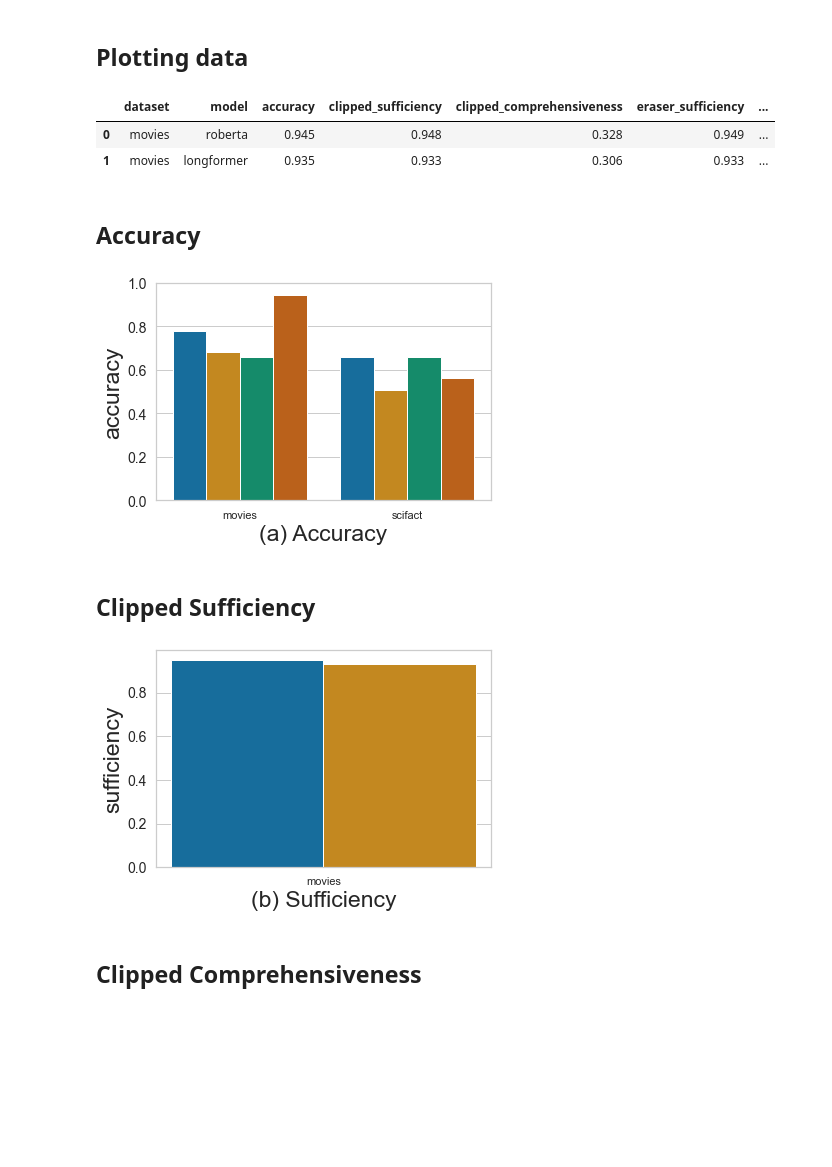
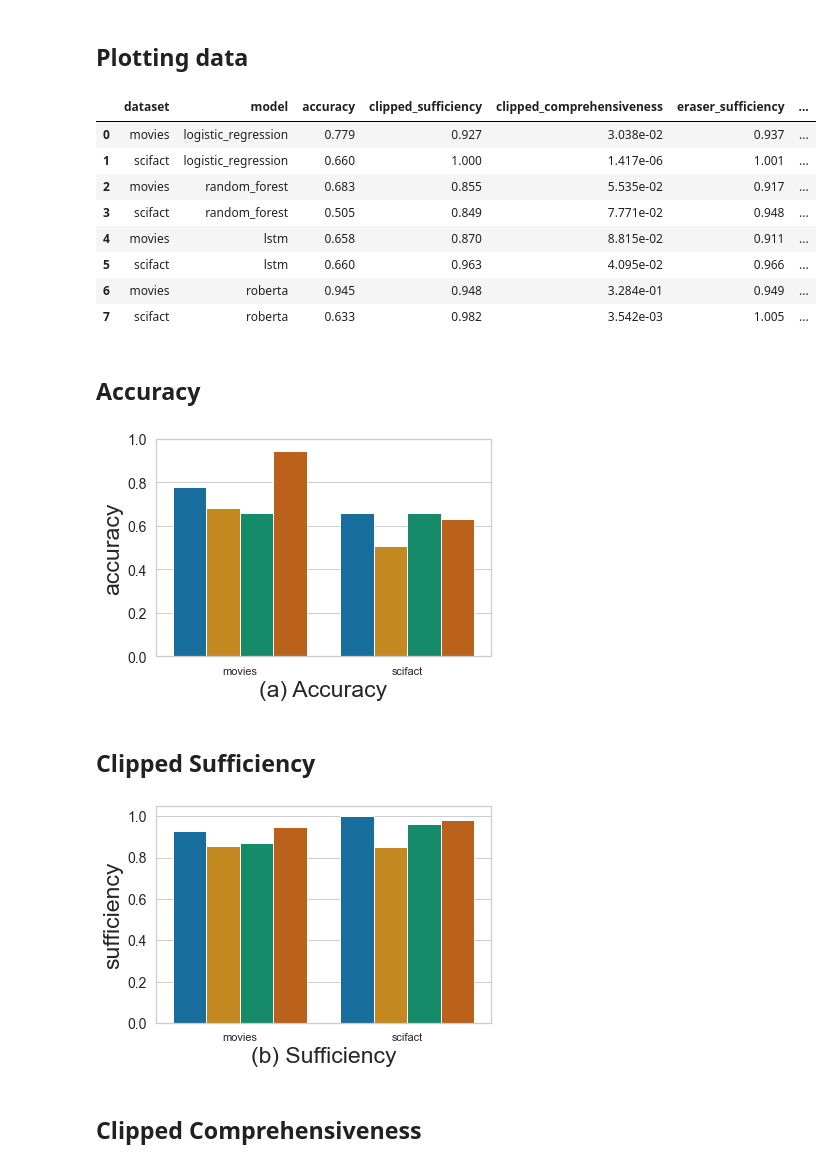
Before and after one commit to shaggyday/evaluating-human-rationales, a Jupyter notebook: plotting/dataset_and_fidelity_analysis_plots.ipynb, the cells around one changed output. Cells and saved outputs as stored; diff of their text form; code cells hidden in the pictures; blank space fills up the shorter version.

```diff
--- a/plotting/dataset_and_fidelity_analysis_plots.ipynb
+++ b/plotting/dataset_and_fidelity_analysis_plots.ipynb
@@ -162,12 +162,12 @@ plt.show()
 # %% [markdown]
 ## Plotting data
 # %%
-model_names = ["logistic_regression", "random_forest", "lstm", "roberta","longformer"]
+# model_names = ["logistic_regression", "random_forest", "lstm", "roberta","longformer"]
 model_names = ["logistic_regression", "random_forest", "lstm", "roberta"]
 # model_names = ["lstm","roberta"]
-model_names = ["roberta","longformer"]
+# model_names = ["roberta","longformer"]
 datasets = ["movies"]
-# datasets = ["movies","scifact"]
+datasets = ["movies","scifact"]
 plot_data = {"dataset": [], "model": [], "accuracy": [], "clipped_sufficiency": [],
             "clipped_comprehensiveness": [], "eraser_sufficiency": [], "eraser_comprehensiveness": [],
             "normalized_comprehensiveness": [], "normalized_sufficiency": []}
@@ -200,35 +200,41 @@ for model_name in model_names:
 
         eraser_comprehensiveness = fidelity_calculator.compute(prob_y_hat=prob_y_hat,
                                                     prob_y_hat_alpha=prob_y_hat_alpha_comp,
                                                     fidelity_type="comprehensiveness",
                                                     normalization=False, clip=False)
 
 
         normalized_sufficiency = fidelity_calculator.compute(prob_y_hat=prob_y_hat,
                                              prob_y_hat_alpha=prob_y_hat_alpha,
                                              normalization=True, null_difference=null_difference)
 
         normalized_comprehensiveness = fidelity_calculator.compute(prob_y_hat=prob_y_hat,
                                                     prob_y_hat_alpha=prob_y_hat_alpha_comp,
                                                     fidelity_type="comprehensiveness",
                                                     normalization=True, null_difference=null_difference)
 
         plot_data["dataset"].append(dataset)
         plot_data["model"].append(model_name)
         plot_data["accuracy"].append(mt.accuracy_score(y, y_hat))
 
         plot_data["clipped_sufficiency"].append(clipped_sufficiency)
         plot_data["clipped_comprehensiveness"].append(clipped_comprehensiveness)
         plot_data["eraser_sufficiency"].append(eraser_sufficiency)
         plot_data["eraser_comprehensiveness"].append(eraser_comprehensiveness)
         plot_data["normalized_sufficiency"].append(normalized_sufficiency)
         plot_data["normalized_comprehensiveness"].append(normalized_comprehensiveness)
 plot_data_df = pd.DataFrame(plot_data)
 plot_data_df
 # %% [output]
 |  | dataset | model | accuracy | clipped_sufficiency | clipped_comprehensiveness | eraser_sufficiency | ... |
-| 0 | movies | roberta | 0.945 | 0.948 | 0.328 | 0.949 | ... |
-| 1 | movies | longformer | 0.935 | 0.933 | 0.306 | 0.933 | ... |
+| 0 | movies | logistic_regression | 0.779 | 0.927 | 3.038e-02 | 0.937 | ... |
+| 1 | scifact | logistic_regression | 0.660 | 1.000 | 1.417e-06 | 1.001 | ... |
+| 2 | movies | random_forest | 0.683 | 0.855 | 5.535e-02 | 0.917 | ... |
+| 3 | scifact | random_forest | 0.505 | 0.849 | 7.771e-02 | 0.948 | ... |
+| 4 | movies | lstm | 0.658 | 0.870 | 8.815e-02 | 0.911 | ... |
+| 5 | scifact | lstm | 0.660 | 0.963 | 4.095e-02 | 0.966 | ... |
+| 6 | movies | roberta | 0.945 | 0.948 | 3.284e-01 | 0.949 | ... |
+| 7 | scifact | roberta | 0.633 | 0.982 | 3.542e-03 | 1.005 | ... |
 # %% [markdown]
 ## Accuracy
 # %%
@@ -242,7 +248,7 @@ plt.tick_params(axis="y", labelsize=TICKLABELSIZE)
 plt.savefig("accuracy.png", bbox_inches = 'tight', dpi=300)
 plt.show()
 # %% [output]
-[figure, old version]
+[figure, new version]
 # %% [markdown]
 ## Clipped Sufficiency
 # %%
@@ -254,7 +260,7 @@ plt.tick_params(axis="y", labelsize=TICKLABELSIZE)
 # plt.savefig("sufficiency.png", bbox_inches = 'tight', dpi=300)
 plt.show()
 # %% [output]
-[figure, old version]
+[figure, new version]
 # %% [markdown]
 ## Clipped Comprehensiveness
 # %%
```
Also changed, not shown: parts of 1 cell of this notebook, 2 other files.
